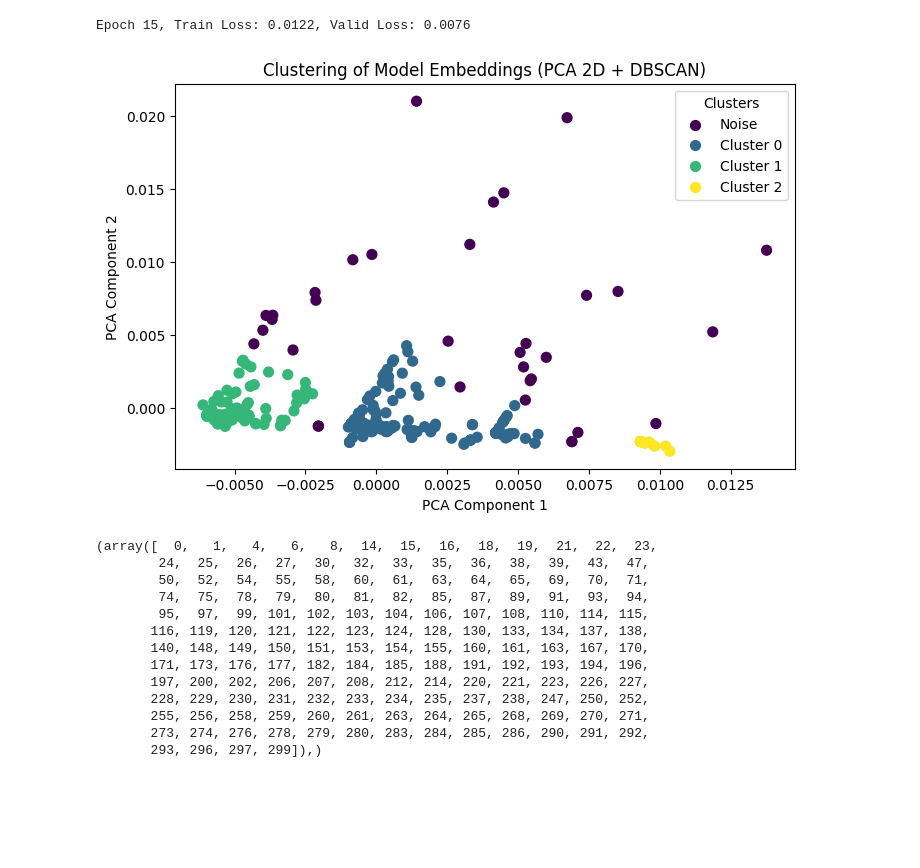
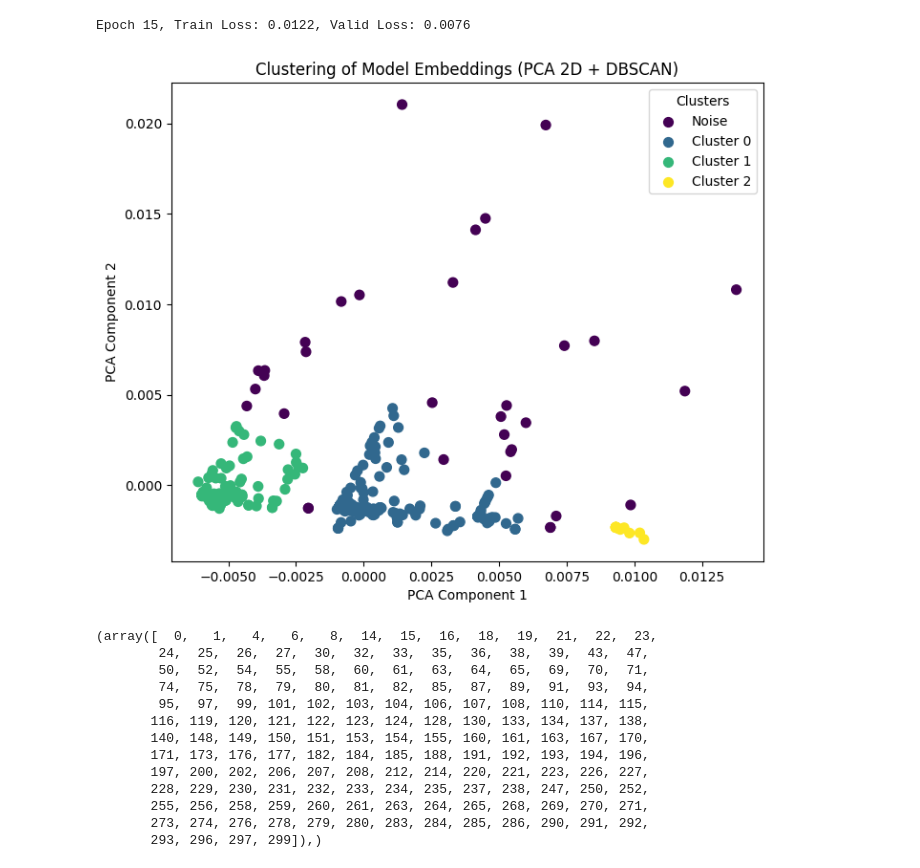
Before and after one commit to intsystems/predicator-function-for-neural-networks, a Jupyter notebook: code/GCN.ipynb, the cells around one changed output. Saved outputs shown, nothing was run; the diff lists cells and outputs as text; code cells hidden in the pictures; blank space fills up the shorter version.

```diff
--- a/code/GCN.ipynb
+++ b/code/GCN.ipynb
@@ -588,35 +588,35 @@ def extract_embeddings(model, dataset, device):
     embeddings = np.vstack(embeddings)
     return embeddings, indices
 
 embeddings, indices = extract_embeddings(model, graphs_dataset, "cpu")
 
 pca = PCA(n_components=2)
 embeddings_2d = pca.fit_transform(embeddings)
 
 # Применяем DBSCAN для кластеризации
 dbscan = DBSCAN(eps=0.001, min_samples=5)  # eps и min_samples можно настроить под ваши данные
 clusters = dbscan.fit_predict(embeddings_2d)
 
 # Строим 2D-график с кластерами
-plt.figure(figsize=(8, 5))
+plt.figure(figsize=(8, 6.5))
 scatter = plt.scatter(embeddings_2d[:, 0], embeddings_2d[:, 1], c=clusters, cmap='viridis', s=50)
 plt.xlabel("PCA Component 1")
 plt.ylabel("PCA Component 2")
 plt.title("Clustering of Model Embeddings (PCA 2D + DBSCAN)")
 
 # Создаем легенду для кластеров
 unique_clusters = np.unique(clusters)
 for cluster in unique_clusters:
   if cluster == -1:
     label = "Noise"
   else:
     label = f"Cluster {cluster}"
   plt.scatter([], [], color=scatter.cmap(scatter.norm(cluster)), label=label, s=50)
 
 plt.legend(title="Clusters", loc="upper right")
 plt.show()
 # %% [output]
-[figure, old version]
+[figure, new version]
 # %%
 indexes = np.where(clusters == 0)
 print(indexes)
```
Also changed, not shown: 1 other file.
